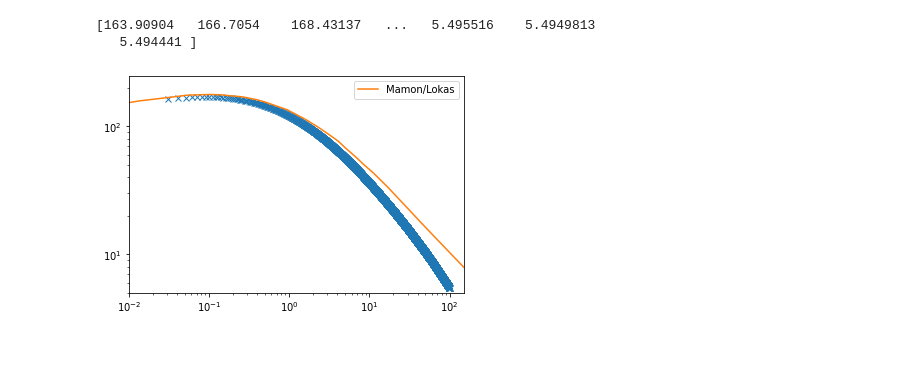
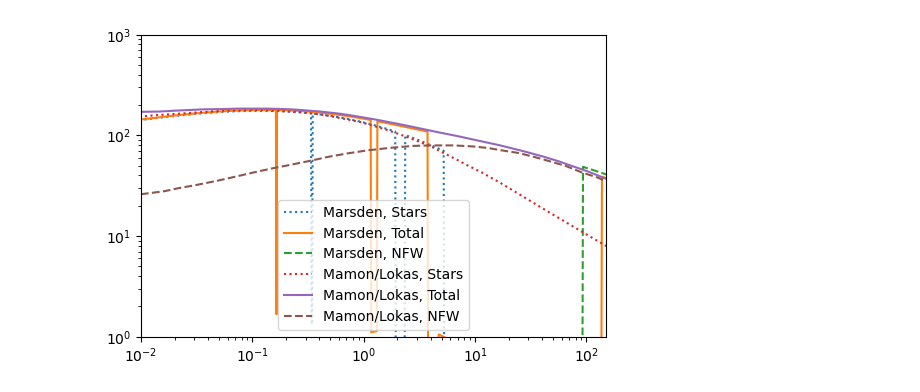
Before and after one commit to ChrisMarsden833/VelocityDispersion, a Jupyter notebook: Testing/Python/MamonLokasComparison.ipynb, the cells around one changed output. Drawn from its saved outputs; the diff is of its cells as text; code cells hidden in the pictures; blank space fills up the shorter version.

```diff
--- a/Testing/Python/MamonLokasComparison.ipynb
+++ b/Testing/Python/MamonLokasComparison.ipynb
@@ -10,6 +10,14 @@ from Bernardi import bernardi_sigma
 # %%
 # Params
 
+HM = 12.0
+
 SM = 11.086
+SM = 11.1
 size = 3.2
 n = 3.12
+# %%
+length = 1000
+R_range = np.logspace(-2, 3, length)
+
+print(R_range)
@@ -16,8 +42,7 @@ n = 3.12
 # %%
-length = 10000
-R_range = np.linspace(0.1, 100*size, length)
 
-beta = np.ones_like(R_range) * 0.00001
+
+beta = np.ones_like(R_range) * 0.000015
 r_array = np.ones_like(R_range) * size
 sm_array = np.ones_like(R_range) * SM
 n_array = np.ones_like(R_range) * n
@@ -25,10 +50,16 @@ n_array = np.ones_like(R_range) * n
 Sigma = SigmaLOS(R_range, beta, r_array, n_array, sm_array, 0, DM = None,
                                    HaloMass = None, cpath = "/Users/chris/Documents/PhD/ProjectSigma/data/cM_planck18.txt" )
 
-print(Sigma)
+HaloMass = np.ones_like(R_range) * HM
+
+SigmaDM = SigmaLOS(R_range, beta, r_array, n_array, sm_array, 0, DM = "NFW",
+                                   HaloMass = HaloMass, cpath = "/Users/chris/Documents/PhD/ProjectSigma/data/cM_planck18.txt" )
+
+
+Sigma_onlyDM = SigmaLOS(R_range, beta, r_array, n_array, sm_array, 0, DM = "NFW",
+                        HaloMass = HaloMass,
+                        cpath = "/Users/chris/Documents/PhD/ProjectSigma/data/cM_planck18.txt",
+                        flag = 1)
-# %% [output]
-[163.90904   166.7054    168.43137   ...   5.495516    5.4949813
-   5.494441 ]
 # %%
 ml_data = np.array([[0.009679694294234332, 153.10737601415732],
                     [0.013708594188178182, 158.62584248998587],
@@ -59,11 +150,18 @@ ml_data = np.array([[0.009679694294234332, 153.10737601415732],
 # %%
-plt.figure()
-plt.plot(R_range/size, Sigma, 'x')
-plt.plot(ml_data[:,0], ml_data[:,1], label = "Mamon/Lokas")
+plt.figure(dpi=100)
+plt.plot(R_range/size, Sigma, ':', label = "Marsden, Stars")
+plt.plot(R_range/size, SigmaDM, label = "Marsden, Total")
+plt.plot(R_range/size, Sigma_onlyDM, '--', label = "Marsden, NFW")
+
+plt.plot(ml_data[:,0], ml_data[:,1], ':', label = "Mamon/Lokas, Stars")
+plt.plot(ml_data_tot[:,0], ml_data_tot[:,1], label = "Mamon/Lokas, Total")
+
+plt.plot(ml_data_dm[:, 0], ml_data_dm[:,1], '--', label = "Mamon/Lokas, NFW")
+
 plt.loglog()
 plt.legend()
-plt.ylim([5, 250])
+plt.ylim([1, 1000])
 plt.xlim([0.01, 150])
 plt.show()
 # %% [output]
-[figure, old version]
+[figure, new version]
```
Also changed, not shown: parts of 2 cells of this notebook, 12 other files.
